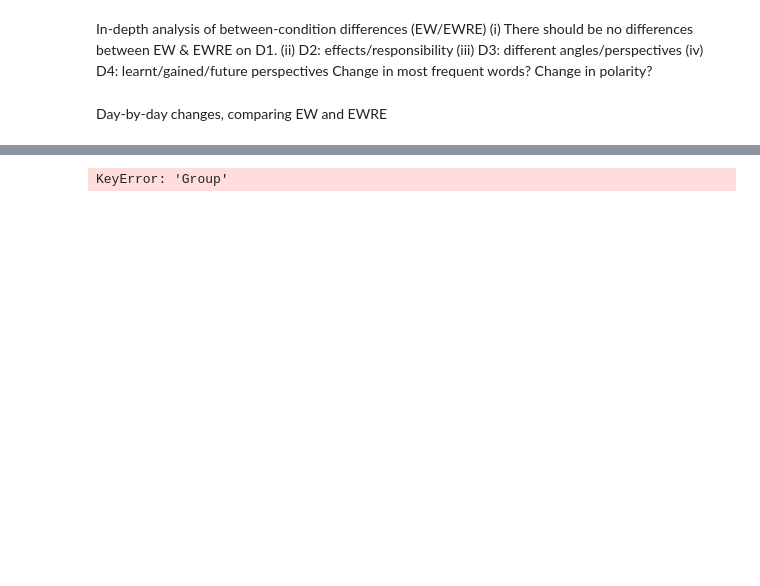
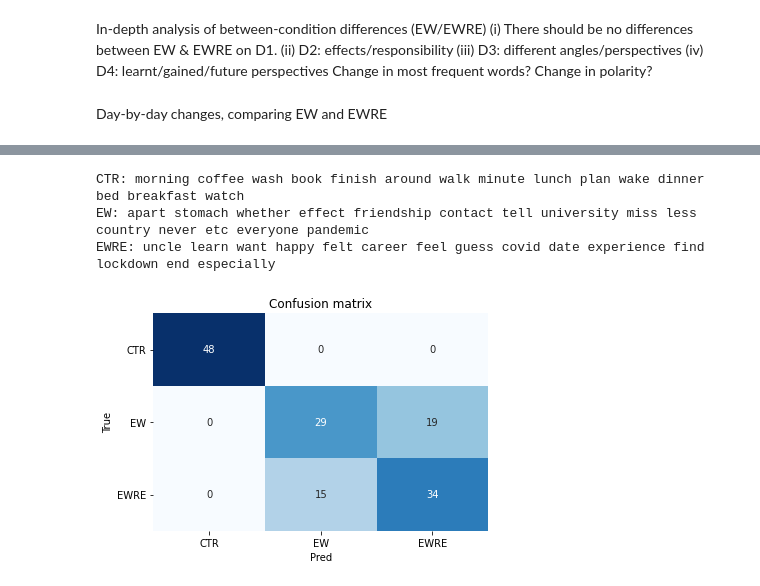
Before and after one commit to lucia-lux/EW_analysis, a Jupyter notebook: scraps.ipynb, the cells around one changed output, grey strips where cells are left out. Drawn from its saved outputs; the diff is of its cells as text; code cells hidden in the pictures; blank space fills up the shorter version.

```diff
--- a/scraps.ipynb
+++ b/scraps.ipynb
@@ -718,6 +785,10 @@ top_vbs_df = wa.func_top_words(writing_df,['VB'], 0)
 top_nns_df = wa.func_top_words(writing_df, ['NN'],0)
 top_words_df = wa.func_top_words(writing_df, ['VB','JJ','NN'],0)
 # %%
-res_df = wa.tf_idf_scores(writing_df,'writing')
+res_df,clf = wa.tf_idf_scores(writing_df,'writing',1)
+wa.plot_confusion_matrix()
 # %% [output]
-KeyError: 'Group'
+CTR: morning coffee wash book finish around walk minute lunch plan wake dinner bed breakfast watch
+EW: apart stomach whether effect friendship contact tell university miss less country never etc everyone pandemic
+EWRE: uncle learn want happy felt career feel guess covid date experience find lockdown end especially
+[figure, added]
```
Also changed, not shown: parts of 5 cells of this notebook, 3 other files.
